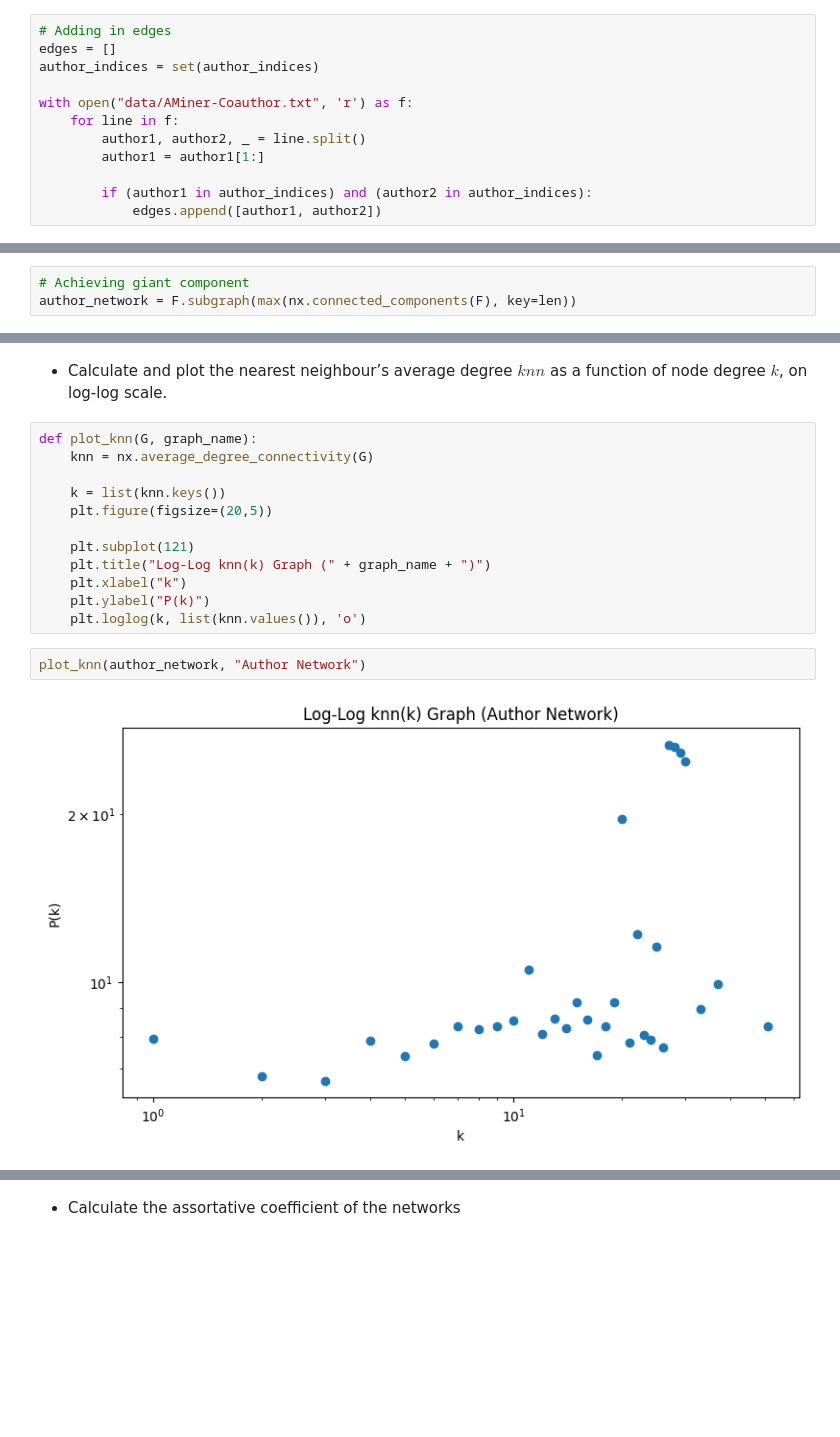
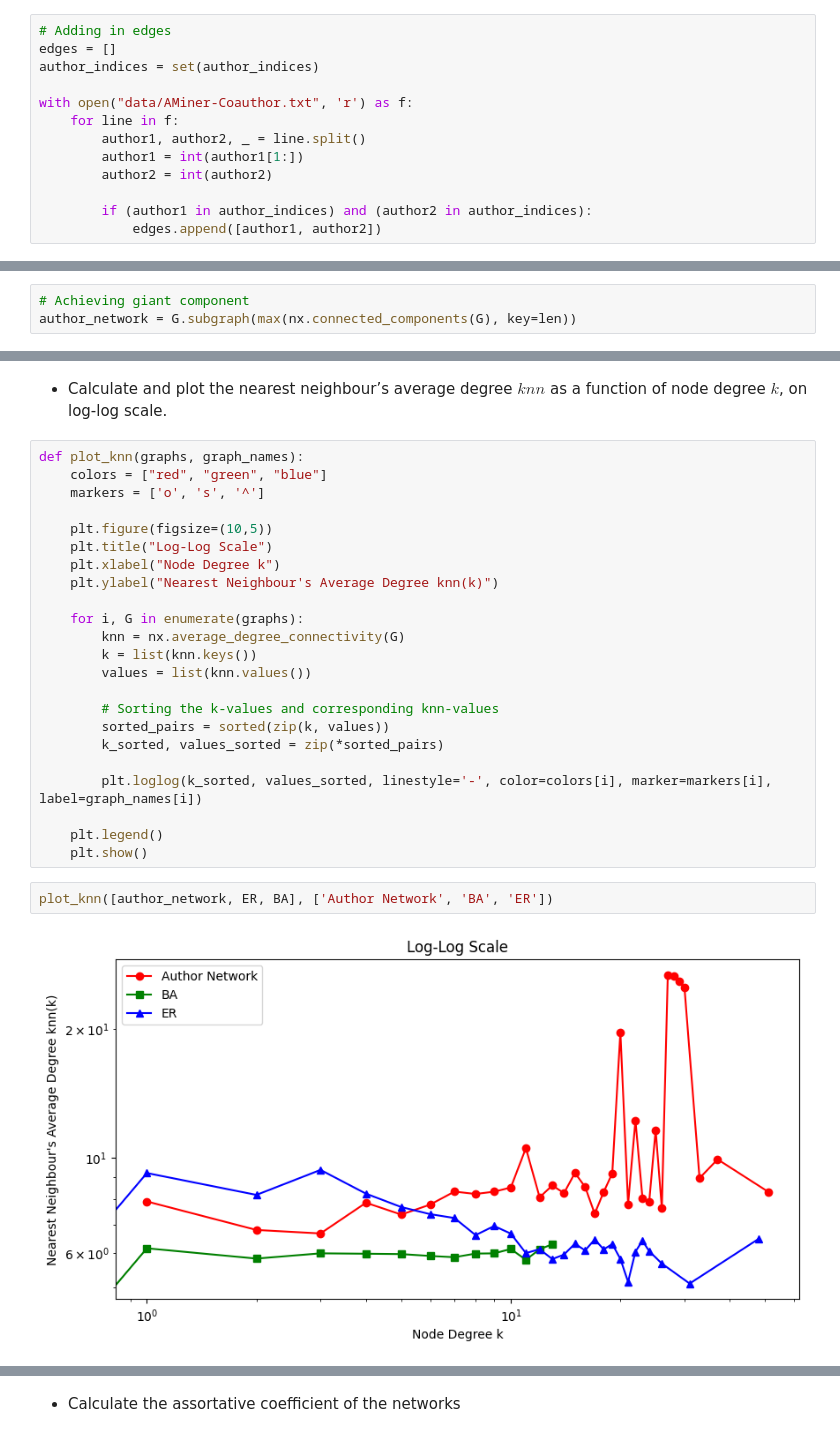
Before and after one commit to ignRyann/author-network-analysis, a Jupyter notebook: coursework1.ipynb, the cells around one changed output, grey strips where cells are left out. Cells and saved outputs as stored; diff of their text form; blank space fills up the shorter version.

```diff
--- a/coursework1.ipynb
+++ b/coursework1.ipynb
@@ -50,7 +46,8 @@ author_indices = set(author_indices)
 with open("data/AMiner-Coauthor.txt", 'r') as f:
     for line in f:
         author1, author2, _ = line.split()
-        author1 = author1[1:]
+        author1 = int(author1[1:])
+        author2 = int(author2)
 
         if (author1 in author_indices) and (author2 in author_indices):
             edges.append([author1, author2])
@@ -67,7 +60,7 @@ F.remove_nodes_from(list(nx.isolates(F)))
 - Thirdly, you extract the giant component in the above simple graph. For your information, the giant component should contain 2,068 unique nodes and 5,163 unique links. Note that link a-b is same as link b-a, which is a single unique link, not two links.
 # %%
 # Achieving giant component
-author_network = F.subgraph(max(nx.connected_components(F), key=len))
+author_network = G.subgraph(max(nx.connected_components(G), key=len))
 # %%
 # Desired Values
 n_count = 2068
@@ -189,19 +212,30 @@ Estimated power-law exponent (alpha): 2.01
 # %% [markdown]
 - Calculate and plot the nearest neighbour’s average degree $knn$ as a function of
 node degree $k$, on log-log scale.
-# %%
-def plot_knn(G, graph_name):
-    knn = nx.average_degree_connectivity(G)
-
-    k = list(knn.keys())
-    plt.figure(figsize=(20,5))
-
-    plt.subplot(121)
-    plt.title("Log-Log knn(k) Graph (" + graph_name + ")")
-    plt.xlabel("k")
-    plt.ylabel("P(k)")
-    plt.loglog(k, list(knn.values()), 'o')
+# %%
+def plot_knn(graphs, graph_names):
+    colors = ["red", "green", "blue"]
+    markers = ['o', 's', '^']
+
+    plt.figure(figsize=(10,5))
+    plt.title("Log-Log Scale")
+    plt.xlabel("Node Degree k")
+    plt.ylabel("Nearest Neighbour's Average Degree knn(k)")
+
+    for i, G in enumerate(graphs):
+        knn = nx.average_degree_connectivity(G)
+        k = list(knn.keys())
+        values = list(knn.values())
+
+        # Sorting the k-values and corresponding knn-values
+        sorted_pairs = sorted(zip(k, values))
+        k_sorted, values_sorted = zip(*sorted_pairs)
+
+        plt.loglog(k_sorted, values_sorted, linestyle='-', color=colors[i], marker=markers[i], label=graph_names[i])
+
+    plt.legend()
+    plt.show()
 # %%
-plot_knn(author_network, "Author Network")
+plot_knn([author_network, ER, BA], ['Author Network', 'BA', 'ER'])
 # %% [output]
-[figure, old version]
+[figure, new version]
```
Also changed, not shown: parts of 37 cells of this notebook.
